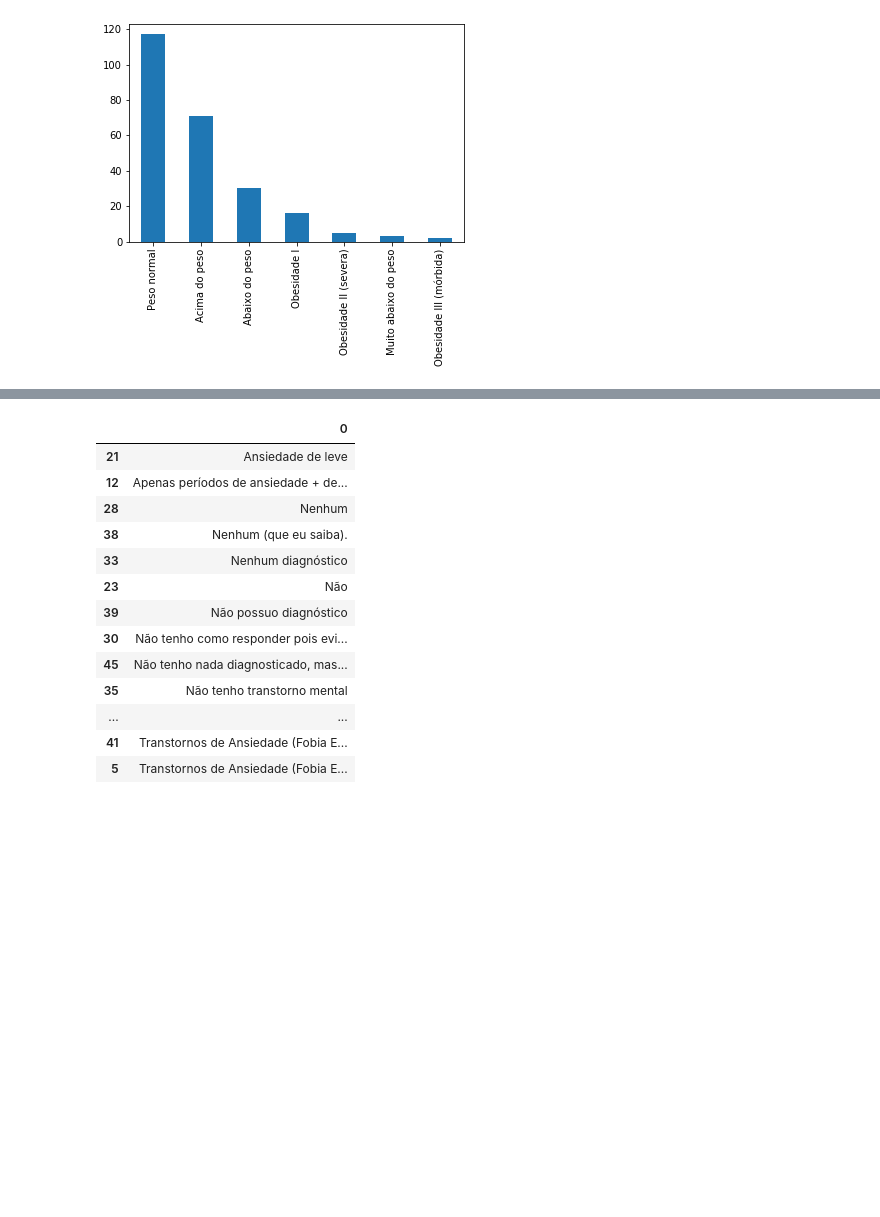
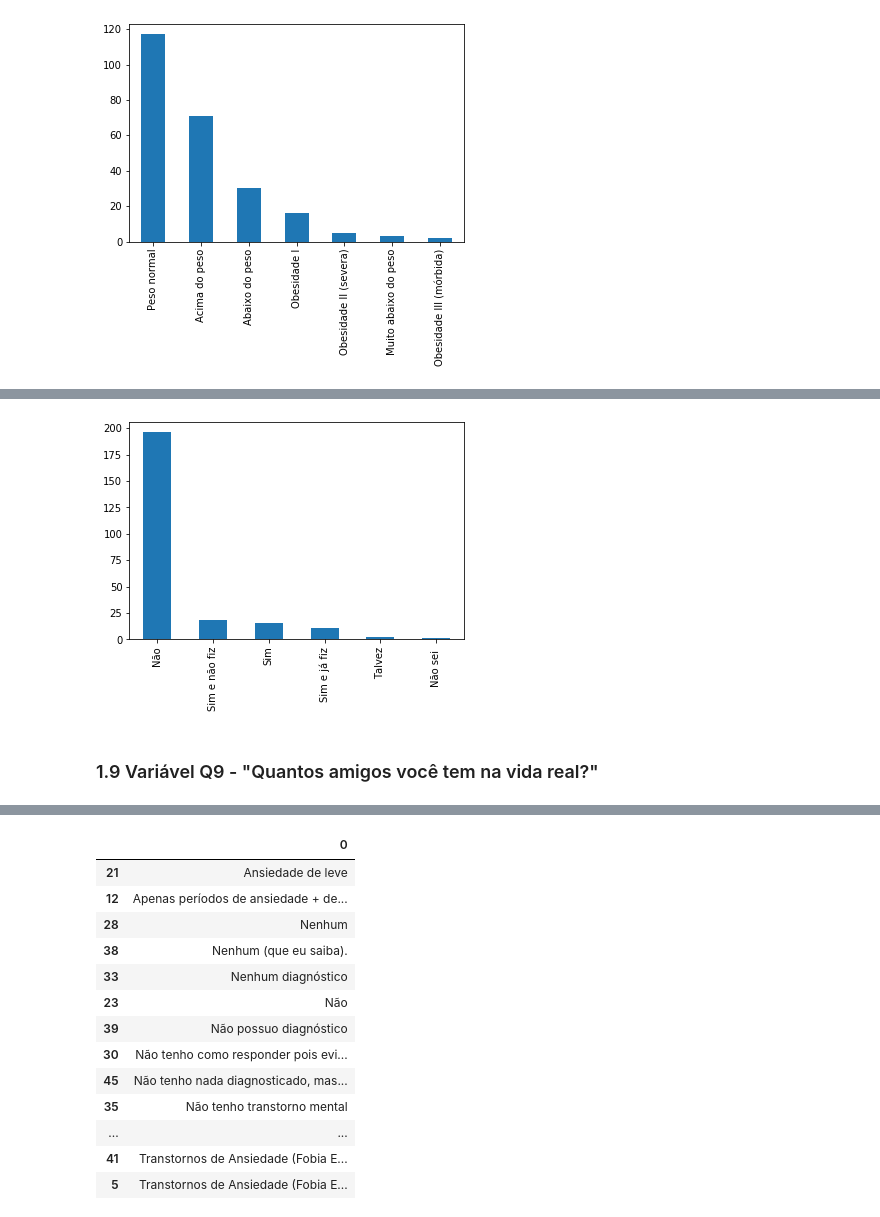
Before and after one commit to claytonrm/AnalisePreditivaSuicidio, a Jupyter notebook: AnalisePreditivaSuicidio.ipynb, the cells around one changed output, grey strips where cells are left out. Cells and saved outputs as stored; diff of their text form; code cells hidden in the pictures; blank space fills up the shorter version.

```diff
--- a/AnalisePreditivaSuicidio.ipynb
+++ b/AnalisePreditivaSuicidio.ipynb
@@ -233,0 +262,10 @@ plt.savefig('q6.png')
+# %%
+replace_values(df, 'Q8', ['cogitei'], 'Talvez')
+replace_values(df, 'Q8', ['ganhasse'], 'Sim')
+
+df.Q8.value_counts().plot.bar()
+plt.savefig('q8.png')
+# %% [output]
+[figure, added]
+# %% [markdown]
+### 1.9 Variável Q9 - "Quantos amigos você tem na vida real?"
```
Also changed, not shown: parts of 31 cells of this notebook.
